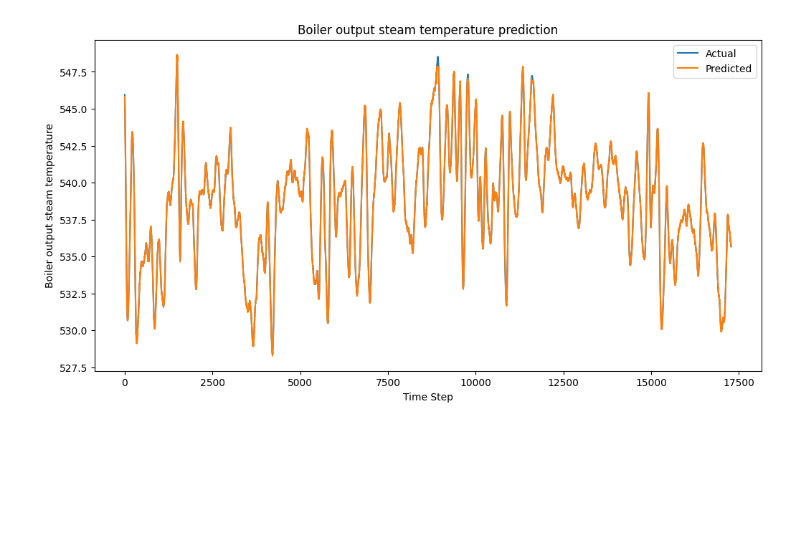
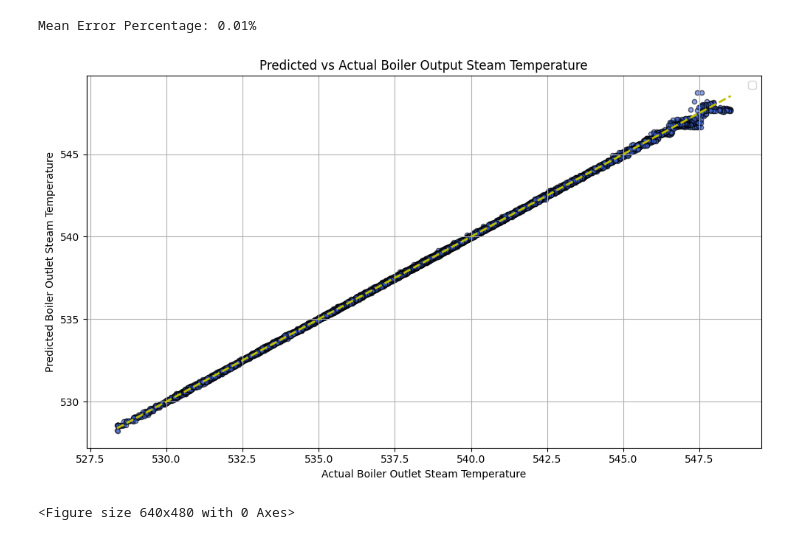
Before and after one commit to adeshsingh5505/BoilerEfficiency, a Jupyter notebook: xgbOOst.ipynb, the cells around one changed output. Saved outputs shown, nothing was run; the diff lists cells and outputs as text; code cells hidden in the pictures; blank space fills up the shorter version.

```diff
--- a/xgbOOst.ipynb
+++ b/xgbOOst.ipynb
@@ -20,7 +20,7 @@ scaler = MinMaxScaler()
 scaled_data = scaler.fit_transform(df.values)
 
 target_column = df[target_variable].values
-window_size = 30
+window_size = 12
 X_seq, X_lag, y = [], [], []
 
 for i in range(window_size, len(scaled_data)):
@@ -34,5 +34,5 @@ X_lag = np.array(X_lag)
 y = np.array(y)
 X_seq_train, X_seq_test, X_lag_train, X_lag_test, y_train, y_test = train_test_split(
     X_seq, X_lag, y, test_size=0.2, shuffle=False)
-model_xgb = XGBRegressor(n_estimators=100)
+model_xgb = XGBRegressor(n_estimators=50)
 model_xgb.fit(X_lag_train, y_train)
@@ -71,14 +118,22 @@ abs_error = np.abs(pred_xgb - y_test)
 error_percent = (abs_error / np.abs(y_test)) * 100
 mean_error_percent = np.mean(error_percent)
 print(f"Mean Error Percentage: {mean_error_percent:.2f}%")
+# %% [output]
+Mean Error Percentage: 0.01%
-# %%
-plt.figure(figsize=(12, 6))
-plt.plot(y_test, label="Actual")
-plt.plot(pred_xgb, label="Predicted")
-plt.title("Boiler output steam temperature prediction")
-plt.xlabel("Time Step")
-plt.ylabel("Boiler output steam temperature")
-plt.legend()
-plt.show()
-# %% [output]
-[figure, removed]
+# %%
+import matplotlib.pyplot as plt
+
+plt.figure(figsize=(10, 6))
+plt.scatter(y_test, pred_xgb, s=20,alpha=0.6, color='royalblue', edgecolors='k')
+plt.plot([y_test.min(), y_test.max()], [y_test.min(), y_test.max()], 'y--', lw=2)  # 45-degree line
+plt.title("Predicted vs Actual Boiler Output Steam Temperature")
+plt.xlabel('Actual Boiler Outlet Steam Temperature')
+plt.ylabel('Predicted Boiler Outlet Steam Temperature')
+plt.legend()
+plt.grid(True)
+plt.tight_layout()
+plt.show()
+plt.savefig("predicted_vs_actual_scatter.png", dpi=300, bbox_inches='tight')
+# %% [output]
+[figure, added]
+<Figure size 640x480 with 0 Axes>
```
Also changed, not shown: parts of 3 cells of this notebook.
